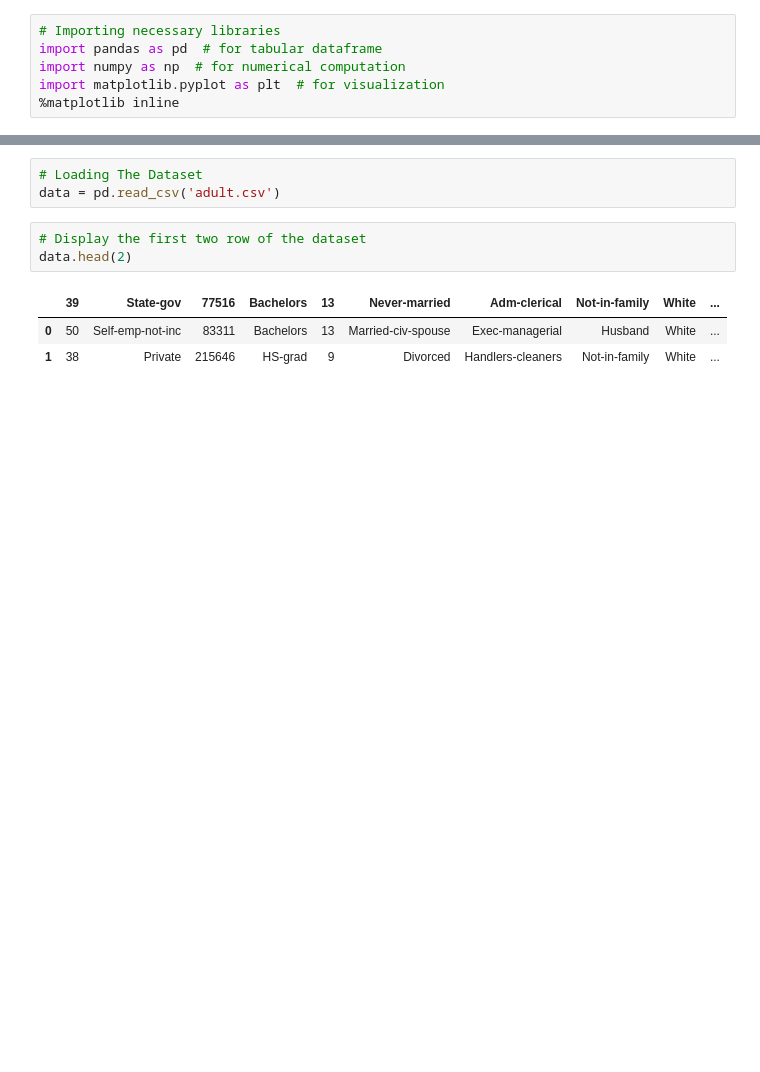
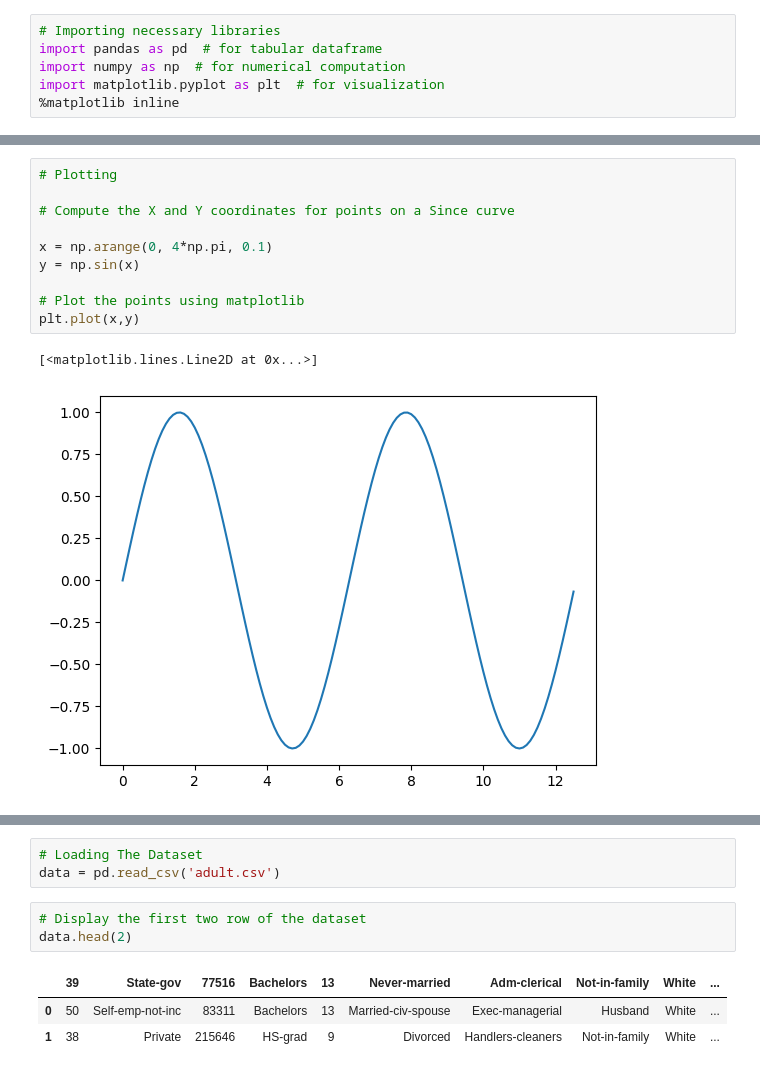
Before and after one commit to santiago-cruzlopez/WLV-MSc-AI, a Jupyter notebook: 01_Data_Mining_&_Informatics/W1_Intro_Data_Analysis/WS01.ipynb, the cells around one changed output, grey strips where cells are left out. Saved outputs shown, nothing was run; the diff lists cells and outputs as text; blank space fills up the shorter version.

Commit message:
Plotting and Numpy Theory

```diff
--- a/01_Data_Mining_&_Informatics/W1_Intro_Data_Analysis/WS01.ipynb
+++ b/01_Data_Mining_&_Informatics/W1_Intro_Data_Analysis/WS01.ipynb
@@ -6,0 +21,13 @@ import matplotlib.pyplot as plt  # for visualization
+# %%
+# Plotting
+
+# Compute the X and Y coordinates for points on a Since curve
+
+x = np.arange(0, 4*np.pi, 0.1)
+y = np.sin(x)
+
+# Plot the points using matplotlib
+plt.plot(x,y)
+# %% [output]
+[<matplotlib.lines.Line2D at 0x...>]
+[figure, added]
```
Also changed, not shown: parts of 11 cells of this notebook.
